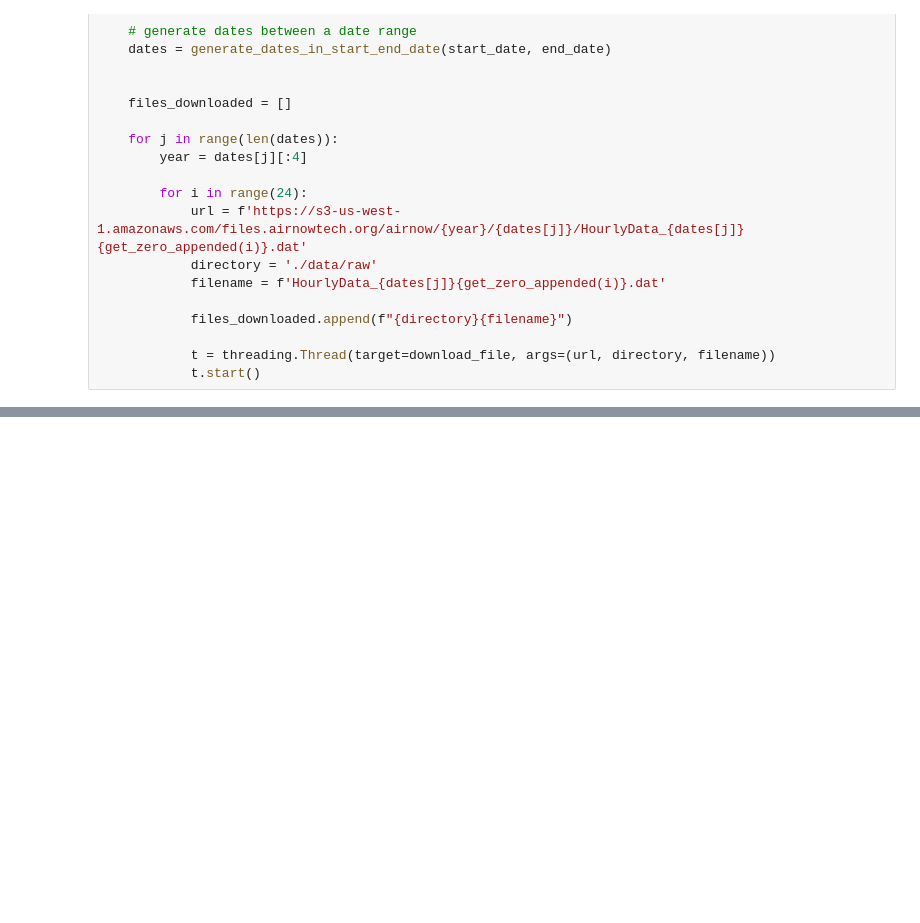
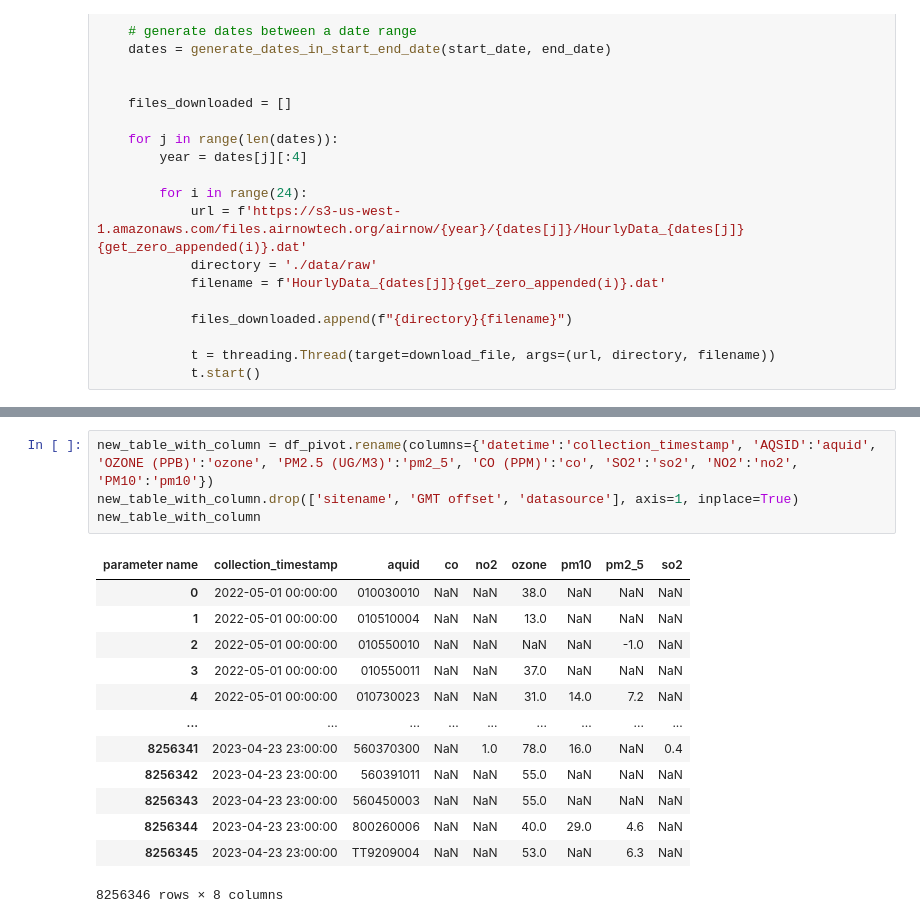
Before and after one commit to Charan-Patnaik/Aircast, a Jupyter notebook: ML/data_extraction.ipynb, the cells around one changed output, grey strips where cells are left out. Saved outputs shown, nothing was run; the diff lists cells and outputs as text; blank space fills up the shorter version.

```diff
--- a/ML/data_extraction.ipynb
+++ b/ML/data_extraction.ipynb
@@ -184,0 +295,18 @@ new_df[new_df['AQSID']=='000010601']
+# %%
+new_table_with_column = df_pivot.rename(columns={'datetime':'collection_timestamp', 'AQSID':'aquid', 'OZONE (PPB)':'ozone', 'PM2.5 (UG/M3)':'pm2_5', 'CO (PPM)':'co', 'SO2':'so2', 'NO2':'no2', 'PM10':'pm10'})
+new_table_with_column.drop(['sitename', 'GMT offset', 'datasource'], axis=1, inplace=True)
+new_table_with_column
+# %% [output]
+| parameter name | collection_timestamp | aquid | co | no2 | ozone | pm10 | pm2_5 | so2 |
+| 0 | 2022-05-01 00:00:00 | 010030010 | NaN | NaN | 38.0 | NaN | NaN | NaN |
+| 1 | 2022-05-01 00:00:00 | 010510004 | NaN | NaN | 13.0 | NaN | NaN | NaN |
+| 2 | 2022-05-01 00:00:00 | 010550010 | NaN | NaN | NaN | NaN | -1.0 | NaN |
+| 3 | 2022-05-01 00:00:00 | 010550011 | NaN | NaN | 37.0 | NaN | NaN | NaN |
+| 4 | 2022-05-01 00:00:00 | 010730023 | NaN | NaN | 31.0 | 14.0 | 7.2 | NaN |
+| ... | ... | ... | ... | ... | ... | ... | ... | ... |
+| 8256341 | 2023-04-23 23:00:00 | 560370300 | NaN | 1.0 | 78.0 | 16.0 | NaN | 0.4 |
+| 8256342 | 2023-04-23 23:00:00 | 560391011 | NaN | NaN | 55.0 | NaN | NaN | NaN |
+| 8256343 | 2023-04-23 23:00:00 | 560450003 | NaN | NaN | 55.0 | NaN | NaN | NaN |
+| 8256344 | 2023-04-23 23:00:00 | 800260006 | NaN | NaN | 40.0 | 29.0 | 4.6 | NaN |
+| 8256345 | 2023-04-23 23:00:00 | TT9209004 | NaN | NaN | 53.0 | NaN | 6.3 | NaN |
+8256346 rows × 8 columns
```
Also changed, not shown: parts of 26 cells of this notebook, 3 other files.
